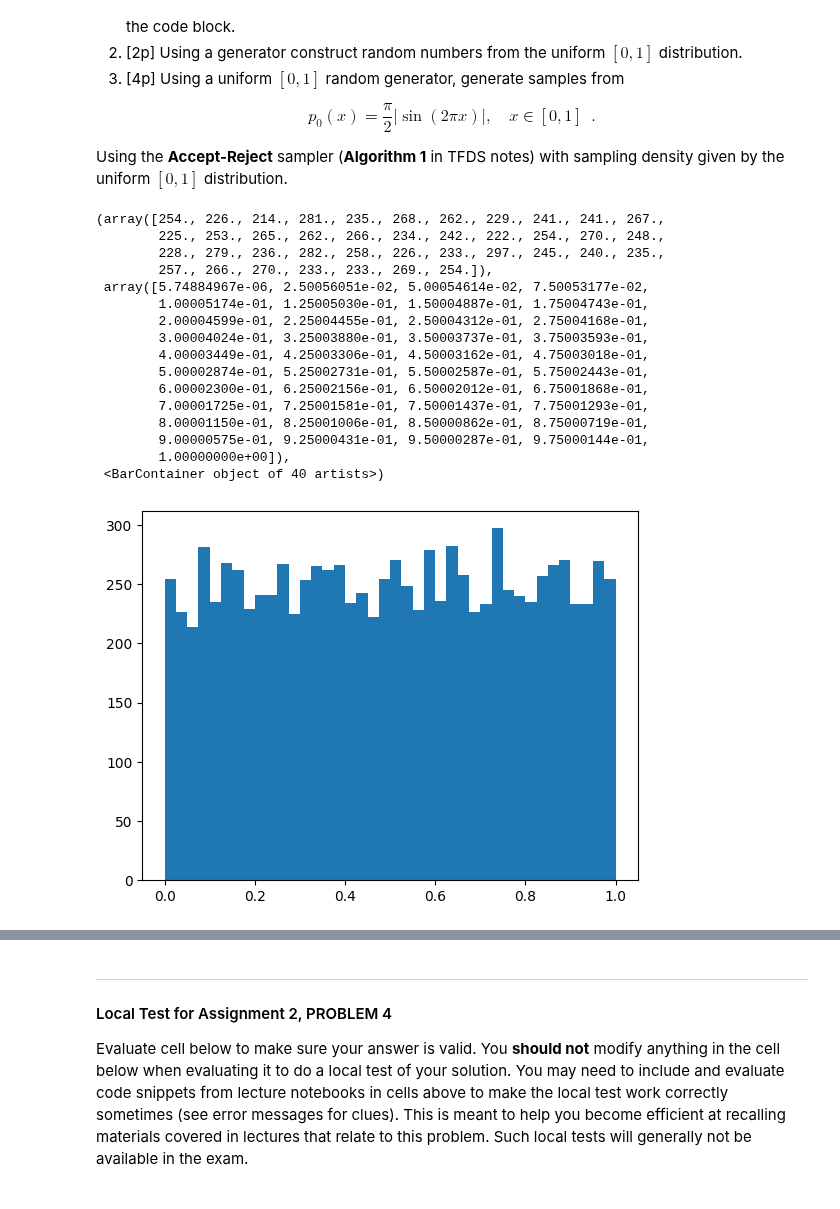
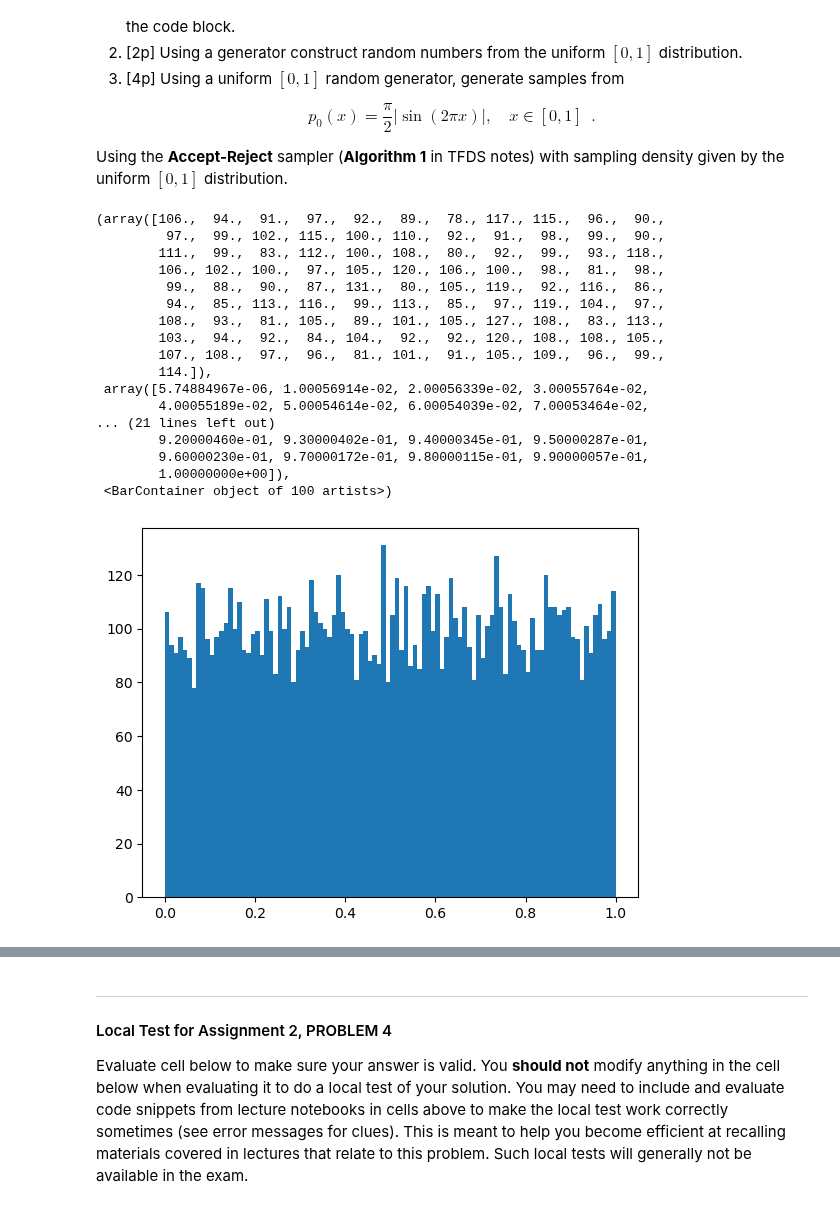
Before and after one commit to Smasken/ITDS, a Jupyter notebook: Autograded Assignments/Revised_assignments_Final_versions/Assignment_2.ipynb, the cells around one changed output, grey strips where cells are left out. Drawn from its saved outputs; the diff is of its cells as text; code cells hidden in the pictures.

```diff
--- a/Autograded Assignments/Revised_assignments_Final_versions/Assignment_2.ipynb
+++ b/Autograded Assignments/Revised_assignments_Final_versions/Assignment_2.ipynb
@@ -298,50 +295,51 @@ def problem4_LCG(size=None, seed=0):
 # %%
 from matplotlib import pyplot as plt
 
 
-def problem4_uniform(generator=None, period=1, size=None, seed=0):
+def problem4_uniform(generator=problem4_LCG, period=2 ** 31 - 1, size=10000, seed=0):
     """
     Takes a generator and produces samples from the uniform [0,1] distribution according
     to size.
 
     Parameters
     -------------
     generator : a function of type generator(size,seed) and produces the same result as problem1_LCG, i.e. pseudo random numbers in the range {0,1,...,period-1}
     period : the period of the generator
     seed : the seed to be used in the generator provided
     size : an integer denoting how many samples should be produced
 
     Returns
     --------------
     out : a list of the uniform pseudo random numbers
     """
 
-    LCG = problem4_LCG(seed=seed)
-    scaledLCG = [x / max(problem4_LCG(seed=0)) for x in LCG]
+    LCG = problem4_LCG(size = size, seed=seed)
+    scaledLCG = [x / max(LCG) for x in LCG]
 
     return scaledLCG
 
 
 ScaledLCG = problem4_uniform(generator=problem4_LCG)
 
-plt.hist(ScaledLCG, bins=40)
+plt.hist(ScaledLCG, bins=100)
 # %% [output]
-(array([254., 226., 214., 281., 235., 268., 262., 229., 241., 241., 267.,
-        225., 253., 265., 262., 266., 234., 242., 222., 254., 270., 248.,
-        228., 279., 236., 282., 258., 226., 233., 297., 245., 240., 235.,
-        257., 266., 270., 233., 233., 269., 254.]),
- array([5.74884967e-06, 2.50056051e-02, 5.00054614e-02, 7.50053177e-02,
-        1.00005174e-01, 1.25005030e-01, 1.50004887e-01, 1.75004743e-01,
-        2.00004599e-01, 2.25004455e-01, 2.50004312e-01, 2.75004168e-01,
-        3.00004024e-01, 3.25003880e-01, 3.50003737e-01, 3.75003593e-01,
-        4.00003449e-01, 4.25003306e-01, 4.50003162e-01, 4.75003018e-01,
-        5.00002874e-01, 5.25002731e-01, 5.50002587e-01, 5.75002443e-01,
-        6.00002300e-01, 6.25002156e-01, 6.50002012e-01, 6.75001868e-01,
-        7.00001725e-01, 7.25001581e-01, 7.50001437e-01, 7.75001293e-01,
-        8.00001150e-01, 8.25001006e-01, 8.50000862e-01, 8.75000719e-01,
-        9.00000575e-01, 9.25000431e-01, 9.50000287e-01, 9.75000144e-01,
+(array([106.,  94.,  91.,  97.,  92.,  89.,  78., 117., 115.,  96.,  90.,
+         97.,  99., 102., 115., 100., 110.,  92.,  91.,  98.,  99.,  90.,
+        111.,  99.,  83., 112., 100., 108.,  80.,  92.,  99.,  93., 118.,
+        106., 102., 100.,  97., 105., 120., 106., 100.,  98.,  81.,  98.,
+         99.,  88.,  90.,  87., 131.,  80., 105., 119.,  92., 116.,  86.,
+         94.,  85., 113., 116.,  99., 113.,  85.,  97., 119., 104.,  97.,
+        108.,  93.,  81., 105.,  89., 101., 105., 127., 108.,  83., 113.,
+        103.,  94.,  92.,  84., 104.,  92.,  92., 120., 108., 108., 105.,
+        107., 108.,  97.,  96.,  81., 101.,  91., 105., 109.,  96.,  99.,
+        114.]),
+ array([5.74884967e-06, 1.00056914e-02, 2.00056339e-02, 3.00055764e-02,
+        4.00055189e-02, 5.00054614e-02, 6.00054039e-02, 7.00053464e-02,
+... (21 lines left out)
+        9.20000460e-01, 9.30000402e-01, 9.40000345e-01, 9.50000287e-01,
+        9.60000230e-01, 9.70000172e-01, 9.80000115e-01, 9.90000057e-01,
         1.00000000e+00]),
- <BarContainer object of 40 artists>)
+ <BarContainer object of 100 artists>)
-[figure, old version]
+[figure, new version]
 # %%
 
```
Also changed, not shown: parts of 3 cells of this notebook, 1 other file.
